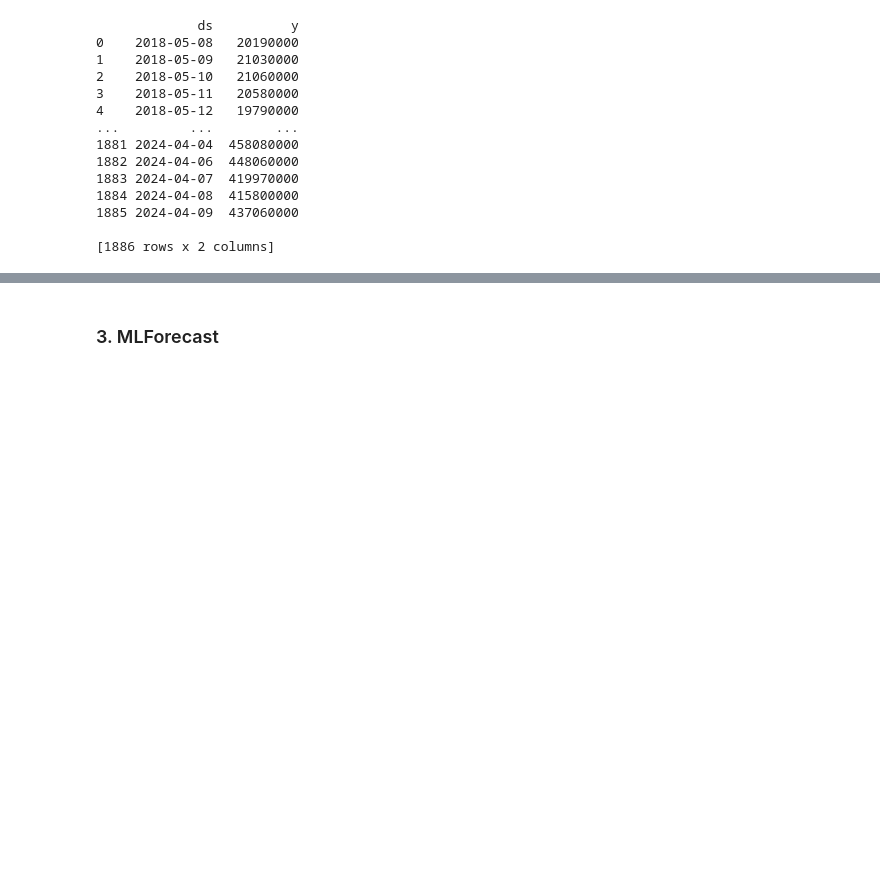
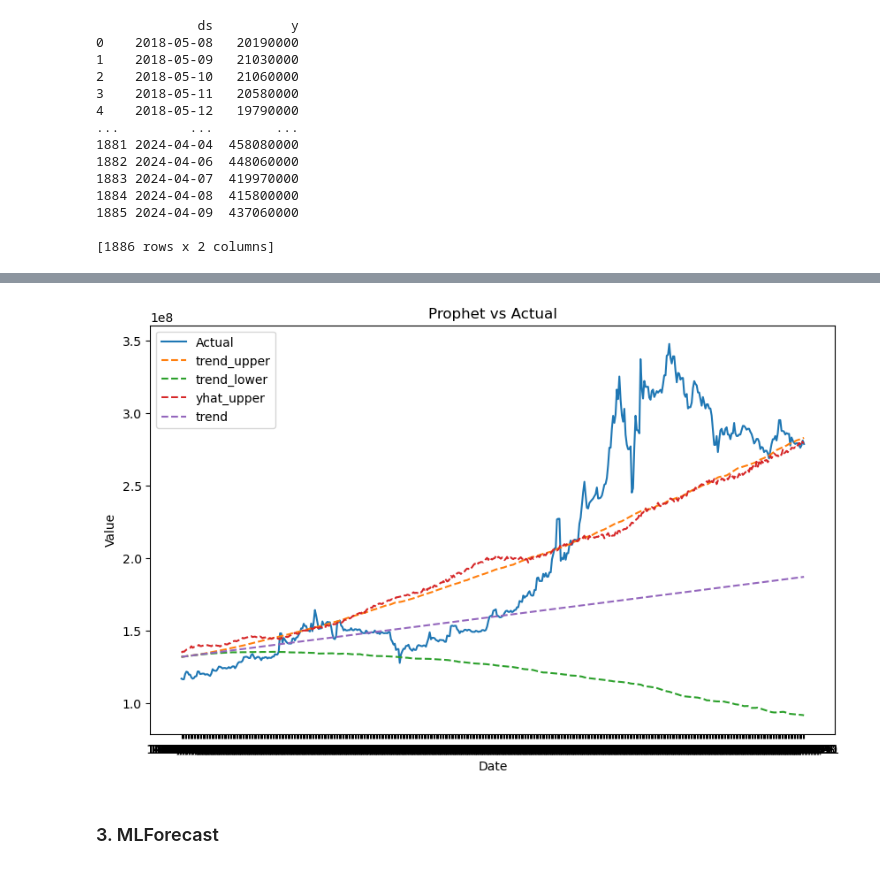
Before and after one commit to KhashayarRahimi/Option-Pricing, a Jupyter notebook: Persian_Option_Pricing.ipynb, the cells around one changed output, grey strips where cells are left out. Drawn from its saved outputs; the diff is of its cells as text; code cells hidden in the pictures; blank space fills up the shorter version.

```diff
--- a/Persian_Option_Pricing.ipynb
+++ b/Persian_Option_Pricing.ipynb
@@ -624,14 +599,29 @@ forecast
 # %%
 # Plot the predictions against the actual values
 fig = go.Figure()
 fig.add_trace(go.Scatter(x=Added_data.index[1200:1700], y=val_y, mode='lines', name='Actual'))
 fig.add_trace(go.Scatter(x=Added_data.index[1200:1700], y=forecast['trend_upper'].values[1200:1700], mode='lines', name='trend_upper', line=dict(dash='dash')))
 fig.add_trace(go.Scatter(x=Added_data.index[1200:1700], y=forecast['trend_lower'].values[1200:1700], mode='lines', name='trend_lower', line=dict(dash='dash')))
 fig.add_trace(go.Scatter(x=Added_data.index[1200:1700], y=forecast['yhat_upper'].values[1200:1700], mode='lines', name='yhat_upper', line=dict(dash='dash')))
 fig.add_trace(go.Scatter(x=Added_data.index[1200:1700], y=forecast['trend'].values[1200:1700], mode='lines', name='trend', line=dict(dash='dash')))
 
 fig.update_layout(title='Prophet vs Actual', xaxis_title='Date', yaxis_title='Value', hovermode='x')
 fig.show()
+
+plt.figure(figsize=(10, 6))
+plt.plot(Added_data.index[1200:1700], val_y, label='Actual')
+plt.plot(Added_data.index[1200:1700], forecast['trend_upper'].values[1200:1700], linestyle='--', label='trend_upper')
+plt.plot(Added_data.index[1200:1700], forecast['trend_lower'].values[1200:1700], linestyle='--', label='trend_lower')
+plt.plot(Added_data.index[1200:1700], forecast['yhat_upper'].values[1200:1700], linestyle='--', label='yhat_upper')
+plt.plot(Added_data.index[1200:1700], forecast['trend'].values[1200:1700], linestyle='--', label='trend')
+
+plt.title('Prophet vs Actual')
+plt.xlabel('Date')
+plt.ylabel('Value')
+plt.legend()
+plt.show()
+# %% [output]
+[figure, added]
 # %% [markdown]
 ### 3. MLForecast
 # %%
```
Also changed, not shown: parts of 8 cells of this notebook.
